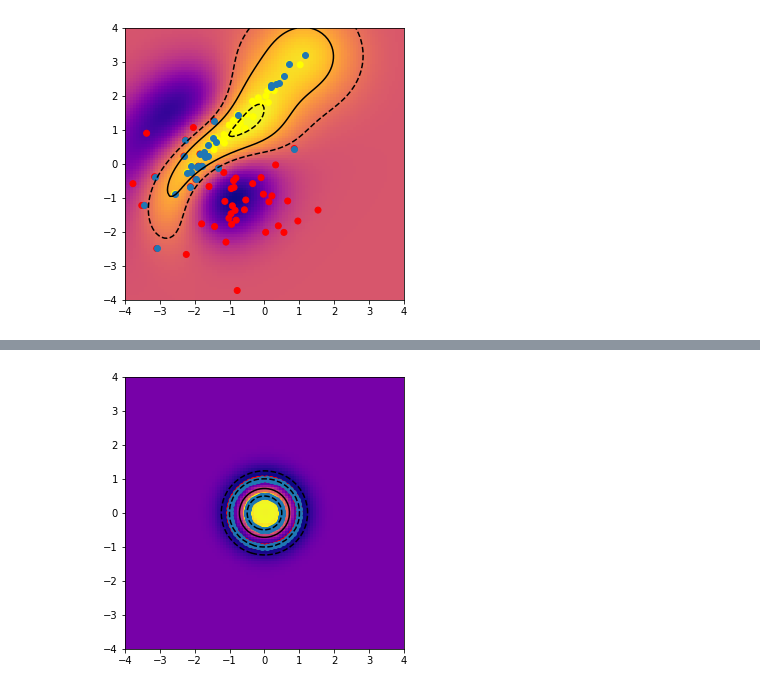
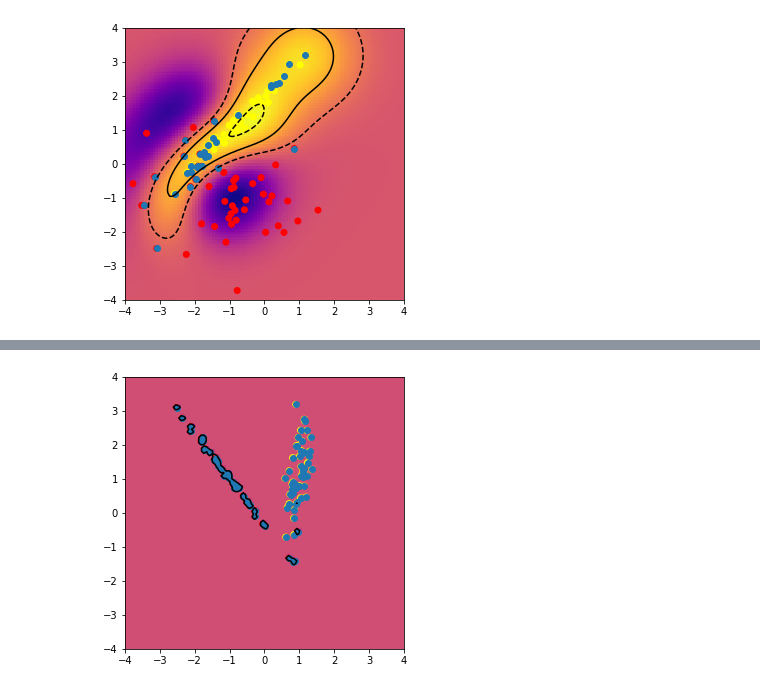
Before and after one commit to Marrry1327/ML-DM, a Jupyter notebook: Lab #3 SVM (QP, Kernel trick).ipynb, the cells around one changed output, grey strips where cells are left out. Drawn from its saved outputs; the diff is of its cells as text; code cells hidden in the pictures.

```diff
--- a/Lab #3 SVM (QP, Kernel trick).ipynb
+++ b/Lab #3 SVM (QP, Kernel trick).ipynb
@@ -652,8 +679,8 @@ show_res_plot(dual_svm, linear_X, linear_y)
 # %%
 %%capture
-dual_svm = DualLinearSVM(C=1E+1, sigma = 0.1, kernel = 'gauss')
-fit = dual_svm.fit(non_linear_X, non_linear_y)
+dual_svm = DualLinearSVM(C=1E+1, sigma = 0.001, kernel = 'gauss')
+fit = dual_svm.fit(linear_X, linear_y)
 # %%
-show_res_plot(dual_svm, non_linear_X, non_linear_y)
+show_res_plot(dual_svm, linear_X, linear_y)
 # %% [output]
-[figure, old version]
+[figure, new version]
```
Also changed, not shown: parts of 15 cells of this notebook.
